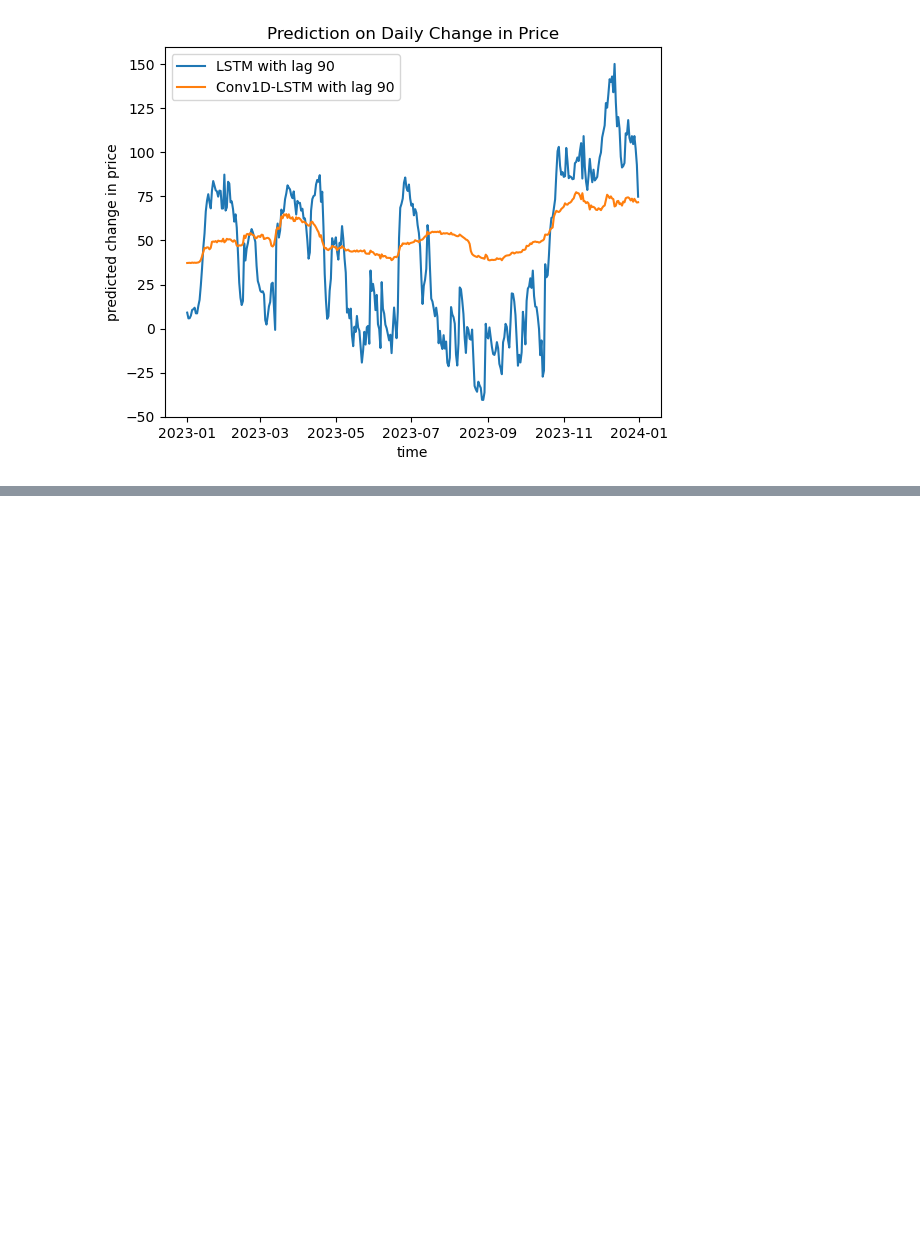
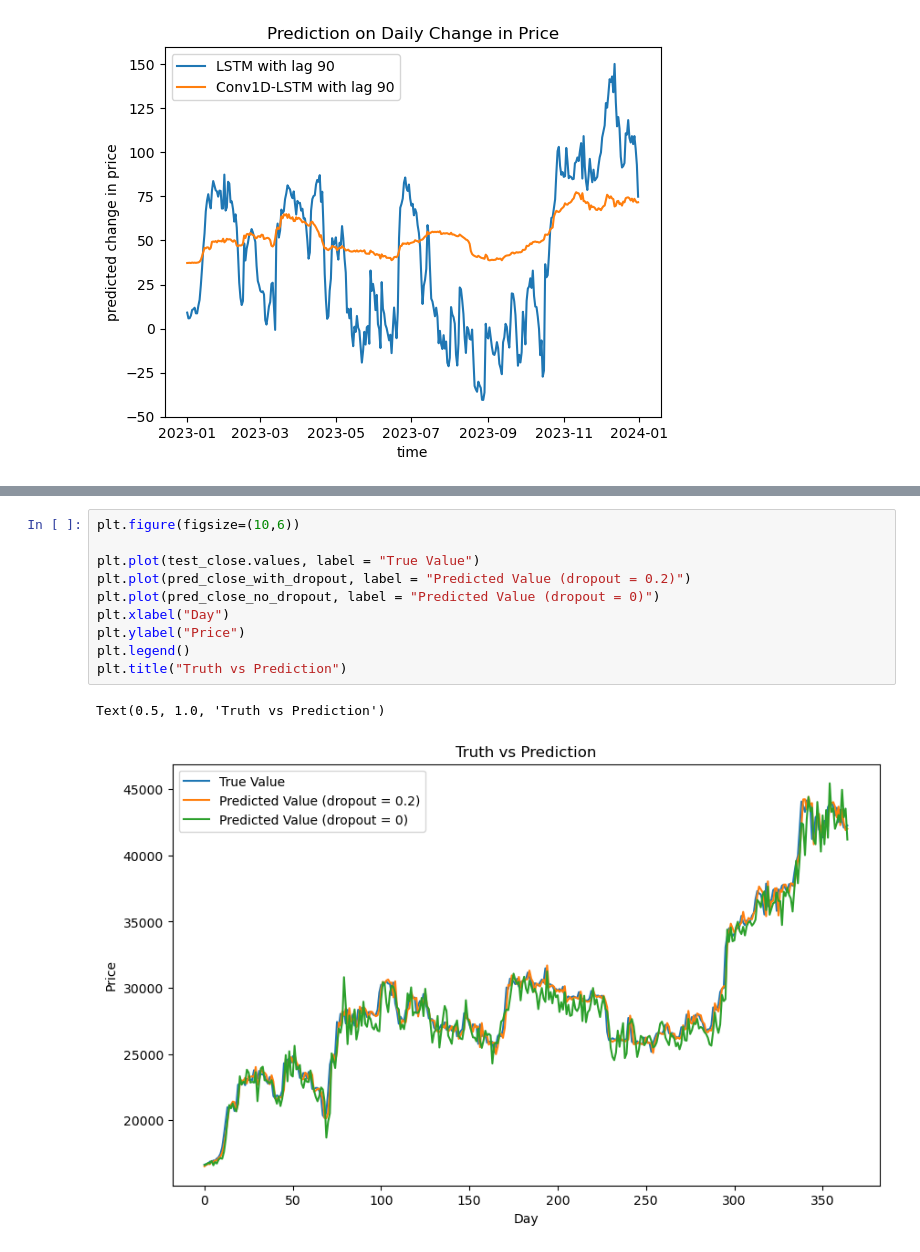
Before and after one commit to Daconic/STAT4012_Group2, a Jupyter notebook: Sunny/lstm.ipynb, the cells around one changed output, grey strips where cells are left out. Cells and saved outputs as stored; diff of their text form; blank space fills up the shorter version.

```diff
--- a/Sunny/lstm.ipynb
+++ b/Sunny/lstm.ipynb
@@ -1109,0 +1238,13 @@ model: 949519.0413243122
+# %%
+plt.figure(figsize=(10,6))
+
+plt.plot(test_close.values, label = "True Value")
+plt.plot(pred_close_with_dropout, label = "Predicted Value (dropout = 0.2)")
+plt.plot(pred_close_no_dropout, label = "Predicted Value (dropout = 0)")
+plt.xlabel("Day")
+plt.ylabel("Price")
+plt.legend()
+plt.title("Truth vs Prediction")
+# %% [output]
+Text(0.5, 1.0, 'Truth vs Prediction')
+[figure, added]
```
Also changed, not shown: parts of 36 cells of this notebook, 2 other files.
